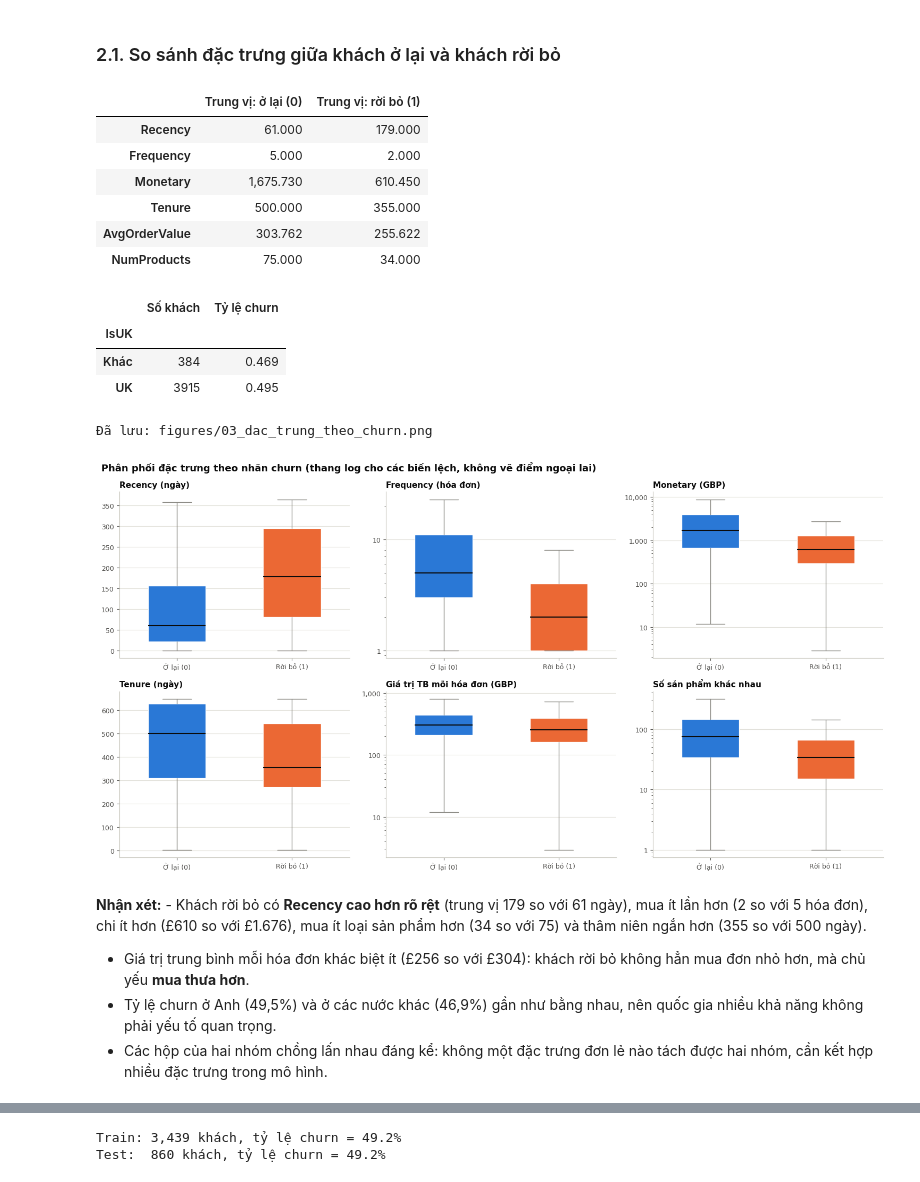
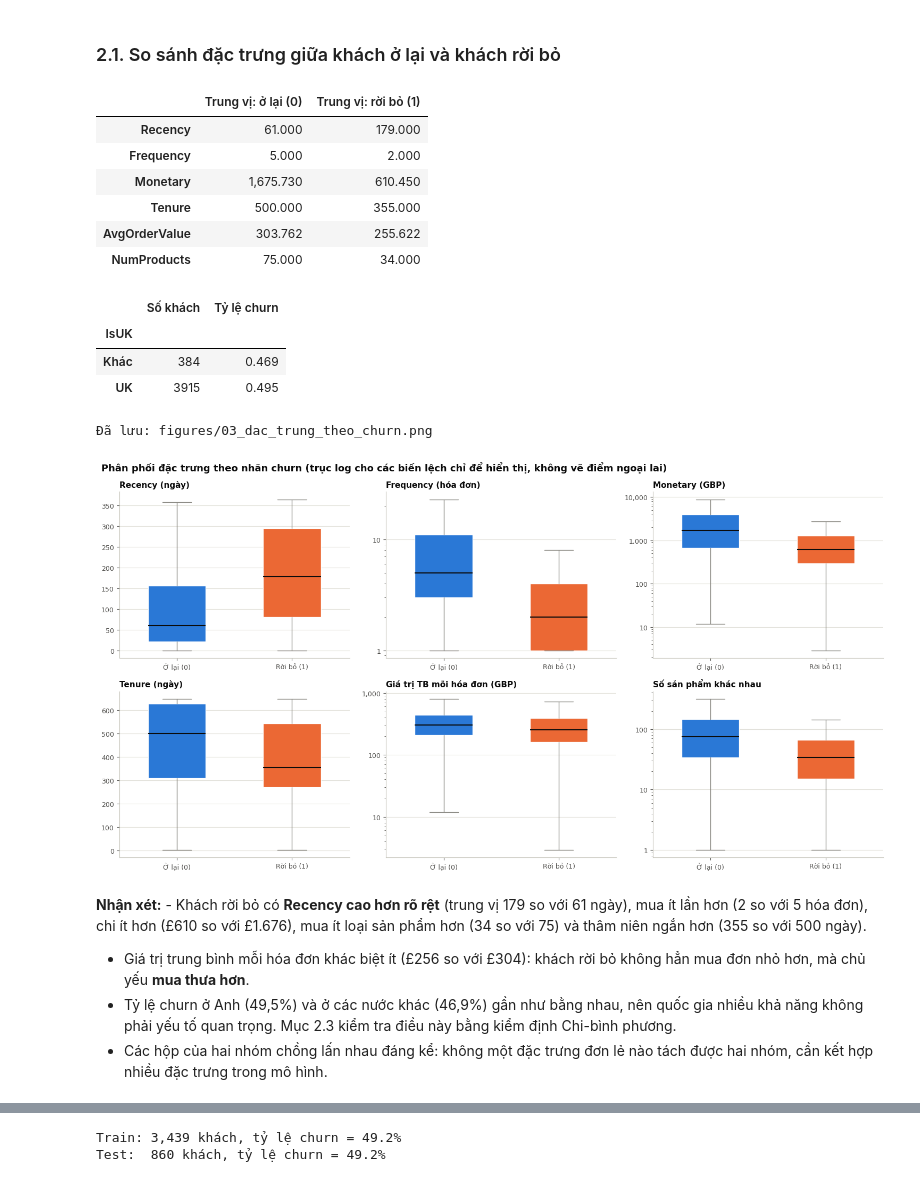
Before and after one commit to MrBread-21/DataMining_BTL, a Jupyter notebook: notebooks/03_du_doan_churn.ipynb, the cells around one changed output, grey strips where cells are left out. Saved outputs shown, nothing was run; the diff lists cells and outputs as text; code cells hidden in the pictures.

```diff
--- a/notebooks/03_du_doan_churn.ipynb
+++ b/notebooks/03_du_doan_churn.ipynb
@@ -159,37 +154,37 @@ fig, axes = plt.subplots(2, 3, figsize=(15, 8))
 for ax, col in zip(axes.ravel(), NUM_FEATURES):
     groups = [data.loc[data["churn"] == c, col] for c in (0, 1)]
     box = ax.boxplot(groups, patch_artist=True, widths=0.5, showfliers=False,
                      medianprops=dict(color=INK, linewidth=1.5),
                      whiskerprops=dict(color=MUTED), capprops=dict(color=MUTED))
     for patch, c in zip(box["boxes"], (0, 1)):
         patch.set_facecolor(CHURN_COLORS[c])
         patch.set_edgecolor("white")
     ax.set_xticks([1, 2], ["Ở lại (0)", "Rời bỏ (1)"])
     ax.set_title(LABELS[col], fontsize=11)
     if col in LOG_SCALE:
         ax.set_yscale("log")
         ax.yaxis.set_major_formatter(mticker.FuncFormatter(lambda x, _: f"{x:,.0f}"))
-fig.suptitle("Phân phối đặc trưng theo nhãn churn (thang log cho các biến lệch, không vẽ điểm ngoại lai)",
+fig.suptitle("Phân phối đặc trưng theo nhãn churn (trục log cho các biến lệch chỉ để hiển thị, không vẽ điểm ngoại lai)",
              x=0.01, ha="left", fontsize=13, fontweight="bold")
 fig.tight_layout()
 save_fig(fig, "03_dac_trung_theo_churn.png")
 plt.show()
 # %% [output]
 |  | Trung vị: ở lại (0) | Trung vị: rời bỏ (1) |
 | Recency | 61.000 | 179.000 |
 | Frequency | 5.000 | 2.000 |
 | Monetary | 1,675.730 | 610.450 |
 | Tenure | 500.000 | 355.000 |
 | AvgOrderValue | 303.762 | 255.622 |
 | NumProducts | 75.000 | 34.000 |
 |  | Số khách | Tỷ lệ churn |
 | IsUK |  |  |
 | Khác | 384 | 0.469 |
 | UK | 3915 | 0.495 |
 Đã lưu: figures/03_dac_trung_theo_churn.png
-[figure, old version]
+[figure, new version]
 # %% [markdown]
 **Nhận xét:** - Khách rời bỏ có **Recency cao hơn rõ rệt** (trung vị 179 so với 61 ngày), mua ít lần hơn (2 so với 5 hóa đơn), chi ít hơn (£610 so với £1.676), mua ít loại sản phẩm hơn (34 so với 75) và thâm niên ngắn hơn (355 so với 500 ngày).
 - Giá trị trung bình mỗi hóa đơn khác biệt ít (£256 so với £304): khách rời bỏ không hẳn mua đơn nhỏ hơn, mà chủ yếu **mua thưa hơn**.
-- Tỷ lệ churn ở Anh (49,5%) và ở các nước khác (46,9%) gần như bằng nhau, nên quốc gia nhiều khả năng không phải yếu tố quan trọng.
+- Tỷ lệ churn ở Anh (49,5%) và ở các nước khác (46,9%) gần như bằng nhau, nên quốc gia nhiều khả năng không phải yếu tố quan trọng. Mục 2.3 kiểm tra điều này bằng kiểm định Chi-bình phương.
 - Các hộp của hai nhóm chồng lấn nhau đáng kể: không một đặc trưng đơn lẻ nào tách được hai nhóm, cần kết hợp nhiều đặc trưng trong mô hình.
```
Also changed, not shown: parts of 46 cells of this notebook, 31 other files.
